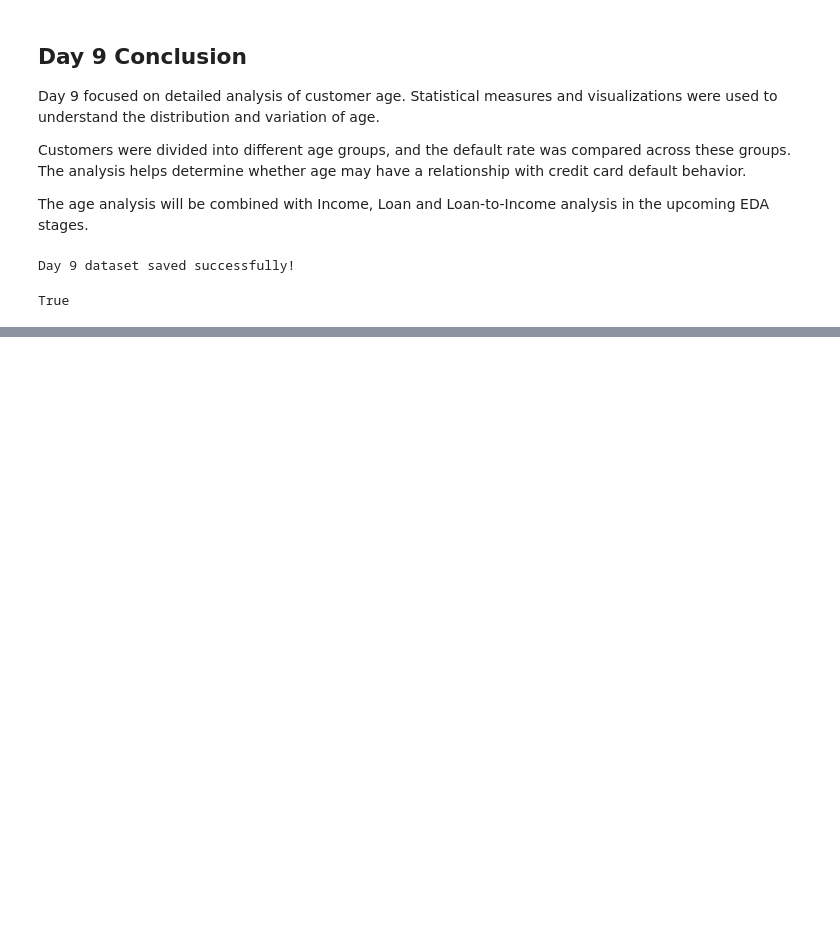
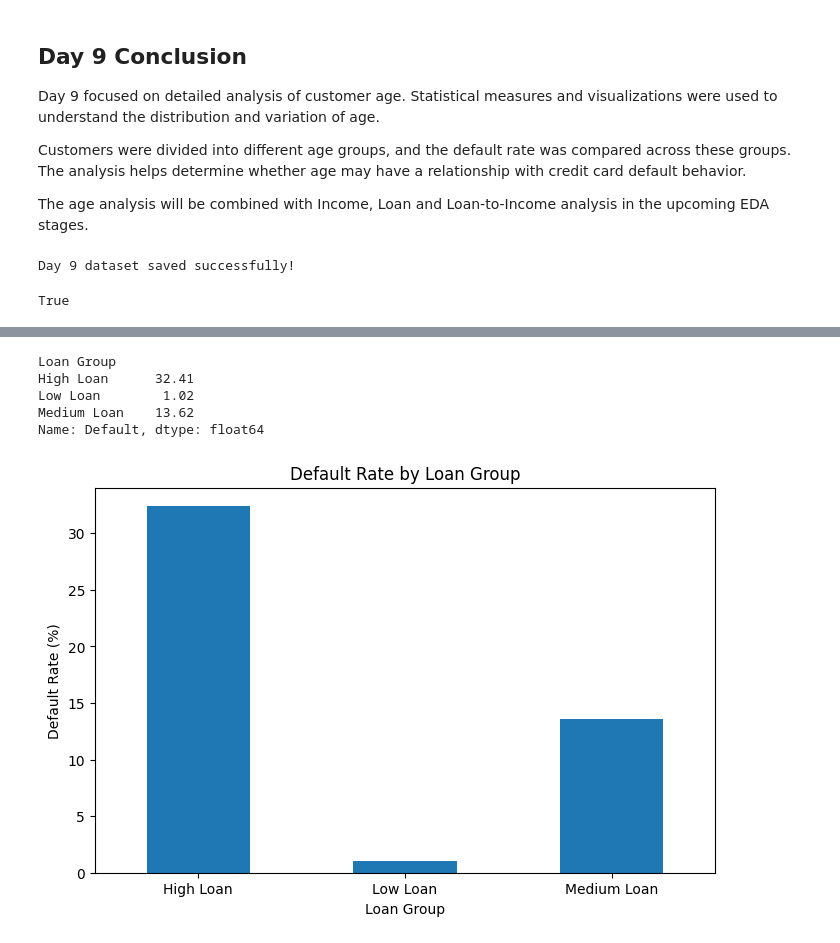
Before and after one commit to amisharout716-svg/Credit-Card-Default-, a Jupyter notebook: Credit_Card_Default_Prediction.ipynb, the cells around one changed output, grey strips where cells are left out. Saved outputs shown, nothing was run; the diff lists cells and outputs as text; code cells hidden in the pictures; blank space fills up the shorter version.

```diff
--- a/Credit_Card_Default_Prediction.ipynb
+++ b/Credit_Card_Default_Prediction.ipynb
@@ -2773,0 +3024,26 @@ True
+# %%
+loan_default_rate = (
+    df.groupby('Loan Group')['Default']
+    .mean() * 100
+)
+
+print(loan_default_rate.round(2))
+# %% [output]
+Loan Group
+High Loan      32.41
+Low Loan        1.02
+Medium Loan    13.62
+Name: Default, dtype: float64
+# %%
+plt.figure(figsize=(8,5))
+
+loan_default_rate.plot(kind='bar')
+
+plt.title('Default Rate by Loan Group')
+plt.xlabel('Loan Group')
+plt.ylabel('Default Rate (%)')
+plt.xticks(rotation=0)
+
+plt.show()
+# %% [output]
+[figure, added]
```
Also changed, not shown: parts of 28 cells of this notebook.
